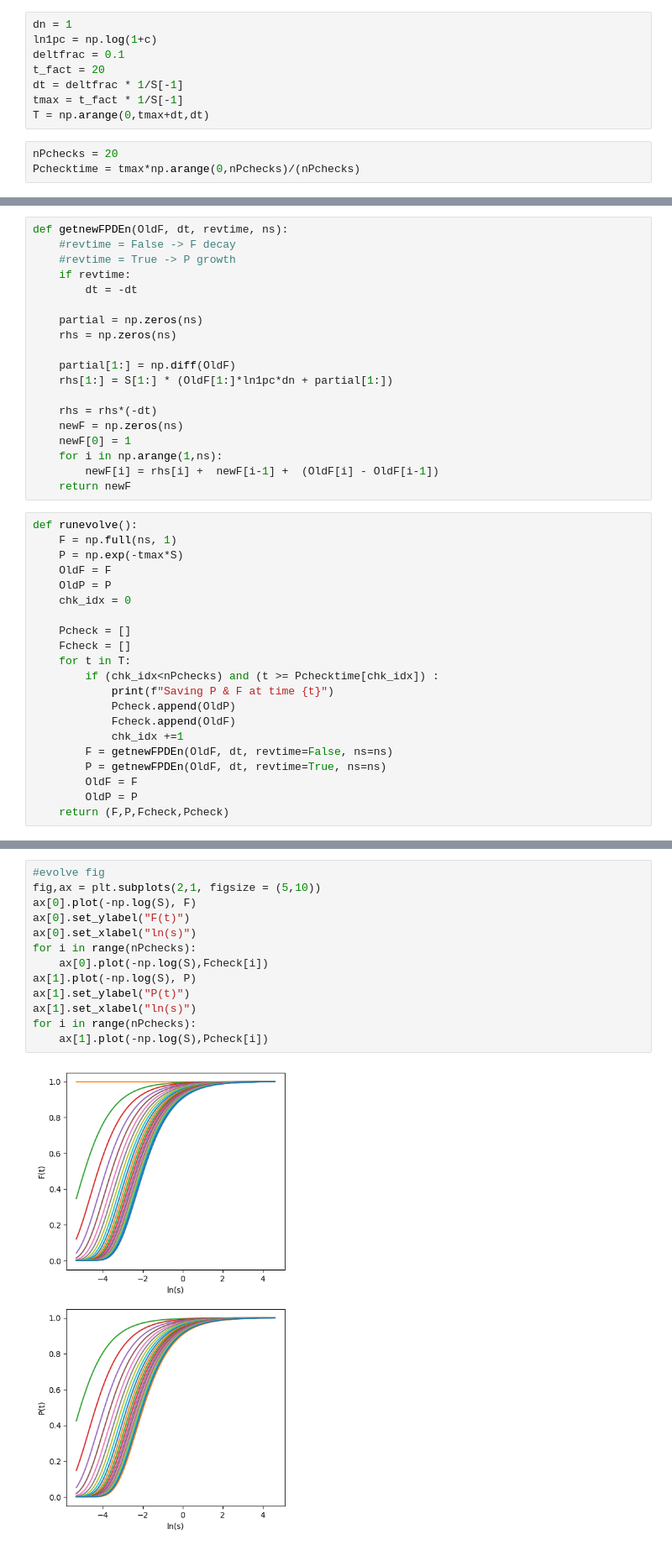
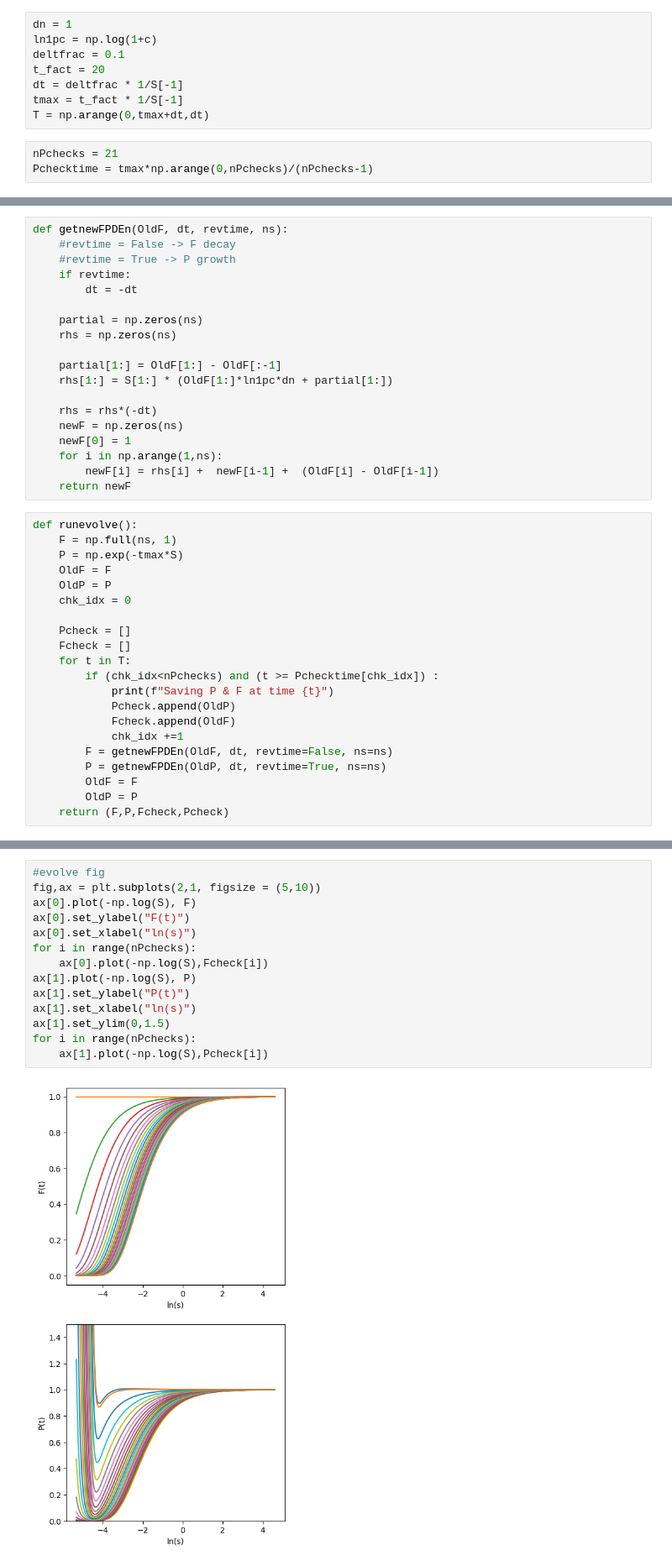
Before and after one commit to advil4rent/frasier, a Jupyter notebook: PDE_new.ipynb, the cells around one changed output, grey strips where cells are left out. Shown: that part at 84% size. Saved outputs shown, nothing was run; the diff lists cells and outputs as text.

```diff
--- a/PDE_new.ipynb
+++ b/PDE_new.ipynb
@@ -16,5 +17,5 @@ dt = deltfrac * 1/S[-1]
 tmax = t_fact * 1/S[-1]
 T = np.arange(0,tmax+dt,dt)
 # %%
-nPchecks = 20
-Pchecktime = tmax*np.arange(0,nPchecks)/(nPchecks)
+nPchecks = 21
+Pchecktime = tmax*np.arange(0,nPchecks)/(nPchecks-1)
@@ -28,7 +37,7 @@ def getnewFPDEn(OldF, dt, revtime, ns):
     partial = np.zeros(ns)
     rhs = np.zeros(ns)
 
-    partial[1:] = np.diff(OldF)
+    partial[1:] = OldF[1:] - OldF[:-1]
     rhs[1:] = S[1:] * (OldF[1:]*ln1pc*dn + partial[1:])
 
     rhs = rhs*(-dt)
@@ -54,7 +63,7 @@ def runevolve():
             Fcheck.append(OldF)
             chk_idx +=1
         F = getnewFPDEn(OldF, dt, revtime=False, ns=ns)
-        P = getnewFPDEn(OldF, dt, revtime=True, ns=ns)
+        P = getnewFPDEn(OldP, dt, revtime=True, ns=ns)
         OldF = F
         OldP = P
     return (F,P,Fcheck,Pcheck)
@@ -94,17 +100,18 @@ ax[1].set_xlabel("Starting P value"); #which is also exp(-tmax*Svals)
 # %%
 #evolve fig
 fig,ax = plt.subplots(2,1, figsize = (5,10))
 ax[0].plot(-np.log(S), F)
 ax[0].set_ylabel("F(t)")
 ax[0].set_xlabel("ln(s)")
 for i in range(nPchecks):
     ax[0].plot(-np.log(S),Fcheck[i])
 ax[1].plot(-np.log(S), P)
 ax[1].set_ylabel("P(t)")
 ax[1].set_xlabel("ln(s)")
+ax[1].set_ylim(0,1.5)
 for i in range(nPchecks):
     ax[1].plot(-np.log(S),Pcheck[i])
 # %% [output]
-[figure, old version]
+[figure, new version]
 # %%
 def stepbackandforth(t0=tmax, dt = dt,
```
Also changed, not shown: parts of 9 cells of this notebook, 1 other file.
